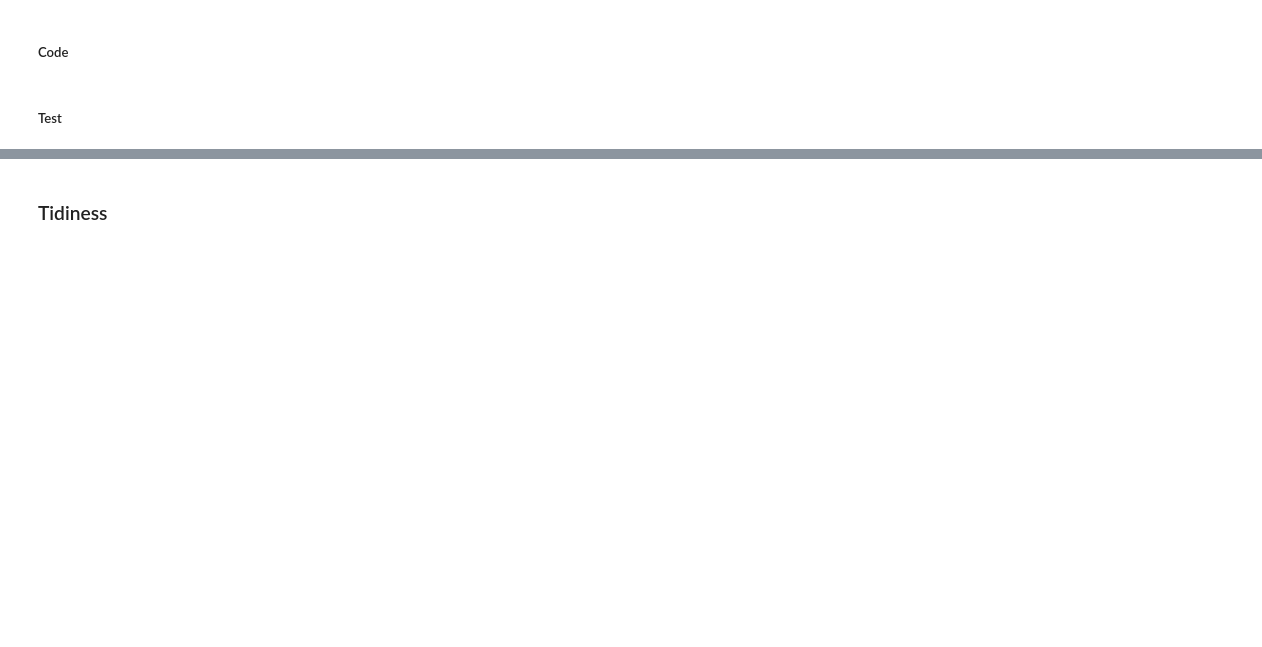
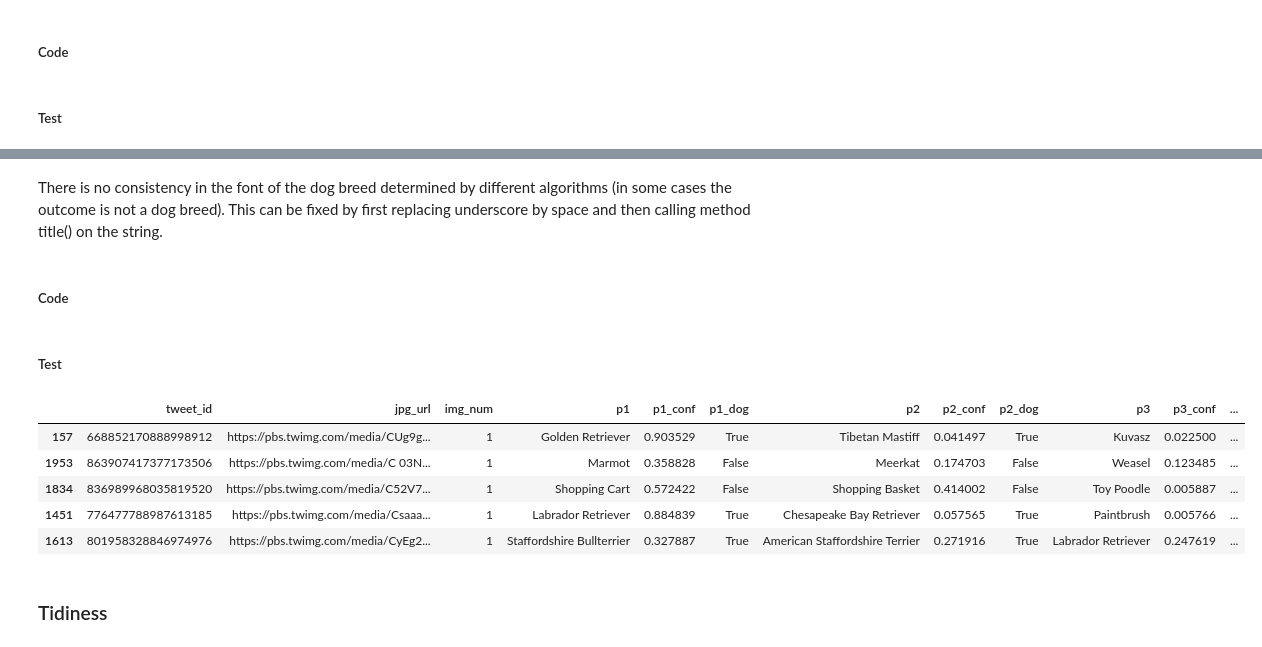
Before and after one commit to SidraEffendi/data-wrangling, a Jupyter notebook: wrangle_act.ipynb, the cells around one changed output, grey strips where cells are left out. Drawn from its saved outputs; the diff is of its cells as text; code cells hidden in the pictures; blank space fills up the shorter version.

```diff
--- a/wrangle_act.ipynb
+++ b/wrangle_act.ipynb
@@ -697,3 +721,26 @@ memory usage: 152.1+ KB
+# %% [markdown]
+There is no consistency in the font of the dog breed determined by different algorithms (in some cases the outcome is not a dog breed). This can be fixed by first replacing underscore by space and then calling method title() on the string.
+# %% [markdown]
+##### Code
+# %%
+#replace '_' by space (' ') in the dataframe
+image_predictions_clean.replace('_',' ',regex=True, inplace=True)
+# %%
+#capitalize text in columns p1,p2,p3
+image_predictions_clean.p1=image_predictions_clean.p1.str.title()
+image_predictions_clean.p2=image_predictions_clean.p2.str.title()
+image_predictions_clean.p3=image_predictions_clean.p3.str.title()
+# %% [markdown]
+##### Test
+# %%
+image_predictions_clean.sample(5)
+# %% [output]
+|  | tweet_id | jpg_url | img_num | p1 | p1_conf | p1_dog | p2 | p2_conf | p2_dog | p3 | p3_conf | ... |
+| 157 | 668852170888998912 | https://pbs.twimg.com/media/CUg9g... | 1 | Golden Retriever | 0.903529 | True | Tibetan Mastiff | 0.041497 | True | Kuvasz | 0.022500 | ... |
+| 1953 | 863907417377173506 | https://pbs.twimg.com/media/C 03N... | 1 | Marmot | 0.358828 | False | Meerkat | 0.174703 | False | Weasel | 0.123485 | ... |
+| 1834 | 836989968035819520 | https://pbs.twimg.com/media/C52V7... | 1 | Shopping Cart | 0.572422 | False | Shopping Basket | 0.414002 | False | Toy Poodle | 0.005887 | ... |
+| 1451 | 776477788987613185 | https://pbs.twimg.com/media/Csaaa... | 1 | Labrador Retriever | 0.884839 | True | Chesapeake Bay Retriever | 0.057565 | True | Paintbrush | 0.005766 | ... |
+| 1613 | 801958328846974976 | https://pbs.twimg.com/media/CyEg2... | 1 | Staffordshire Bullterrier | 0.327887 | True | American Staffordshire Terrier | 0.271916 | True | Labrador Retriever | 0.247619 | ... |
 # %% [markdown]
 ### Tidiness
 # %% [markdown]
```
Also changed, not shown: parts of 29 cells of this notebook.
